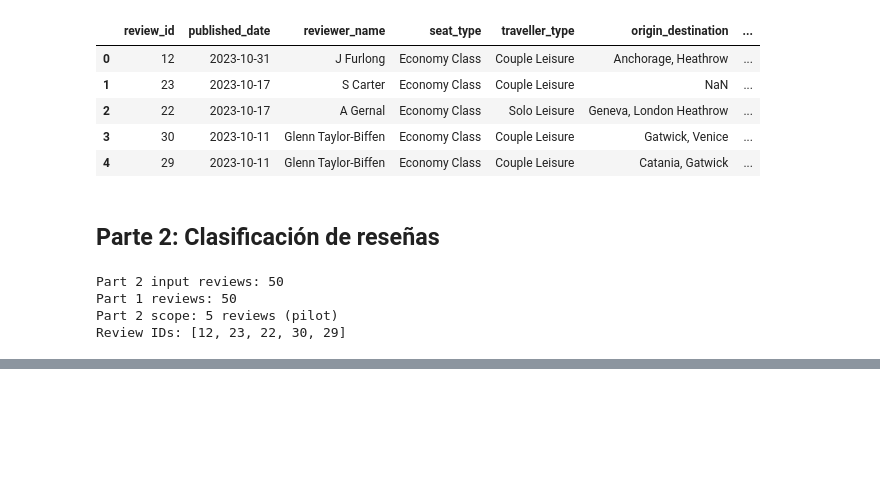
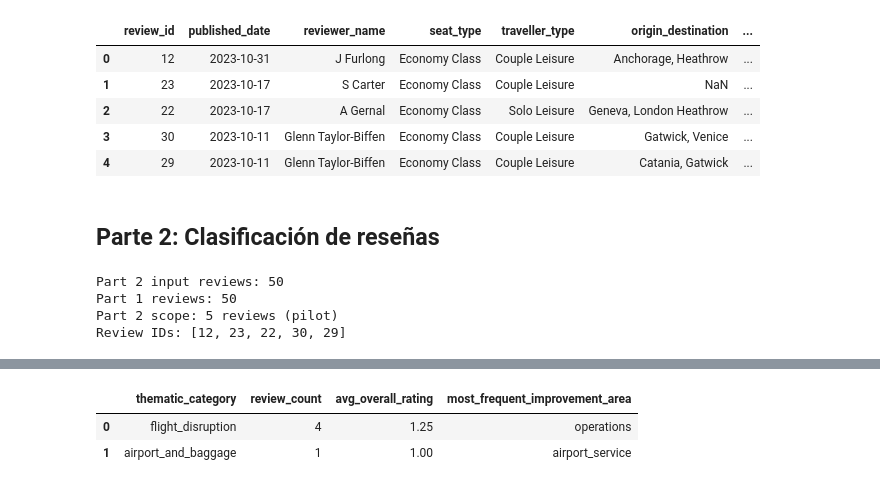
Before and after one commit to diego-solar/ai-engineer-challenge-2026, a Jupyter notebook: challenge.ipynb, the cells around one changed output, grey strips where cells are left out. Saved outputs shown, nothing was run; the diff lists cells and outputs as text; code cells hidden in the pictures; blank space fills up the shorter version.

Commit message:
feat: incorpora pt. 3 (almacenarmiento de reviews en sqlite)

```diff
--- a/challenge.ipynb
+++ b/challenge.ipynb
@@ -319,0 +430,73 @@ display(classifications_df)
+# %%
+# Resumen SQL de las clasificaciones de la ejecución actual.
+
+current_ids = [
+    int(value) for value in classifications_df["review_id"]
+]
+
+# Crear un marcador ? para cada ID.
+placeholders = ", ".join("?" for _ in current_ids)
+
+summary_sql = f"""
+WITH current_results AS (
+    SELECT
+        c.thematic_category,
+        c.improvement_area,
+        r.overall_rating
+    FROM review_classifications AS c
+    JOIN reviews AS r ON r.review_id = c.review_id
+    WHERE c.review_id IN ({placeholders})
+),
+theme_stats AS (
+    SELECT
+        thematic_category,
+        COUNT(*) AS review_count,
+        ROUND(AVG(overall_rating), 2) AS avg_overall_rating
+    FROM current_results
+    GROUP BY thematic_category
+),
+area_counts AS (
+    SELECT
+        thematic_category,
+        improvement_area,
+        COUNT(*) AS area_count
+    FROM current_results
+    GROUP BY thematic_category, improvement_area
+),
+ranked_areas AS (
+    SELECT
+        thematic_category,
+        improvement_area,
+        ROW_NUMBER() OVER (
+            PARTITION BY thematic_category
+            ORDER BY area_count DESC, improvement_area ASC
+        ) AS position
+    FROM area_counts
+)
+SELECT
+    s.thematic_category,
+    s.review_count,
+    s.avg_overall_rating,
+    a.improvement_area AS most_frequent_improvement_area
+FROM theme_stats AS s
+JOIN ranked_areas AS a
+    ON a.thematic_category = s.thematic_category
+WHERE a.position = 1
+ORDER BY s.review_count DESC, s.thematic_category;
+"""
+
+display(Code(summary_sql, language="sql"))
+
+with closing(sqlite3.connect(db_uri, uri=True)) as conn:
+    summary_df = pd.read_sql_query(
+        summary_sql,
+        conn,
+        params=current_ids,
+    )
+
+assert summary_df["review_count"].sum() == len(run_inputs), (
+    "The summary does not cover all selected reviews."
+)
+
+display(summary_df)
+# %% [output]
@@ -319,0 +520,3 @@ display(classifications_df)
+|  | thematic_category | review_count | avg_overall_rating | most_frequent_improvement_area |
+| 0 | flight_disruption | 4 | 1.25 | operations |
+| 1 | airport_and_baggage | 1 | 1.00 | airport_service |
```
Also changed, not shown: parts of 6 cells of this notebook.
